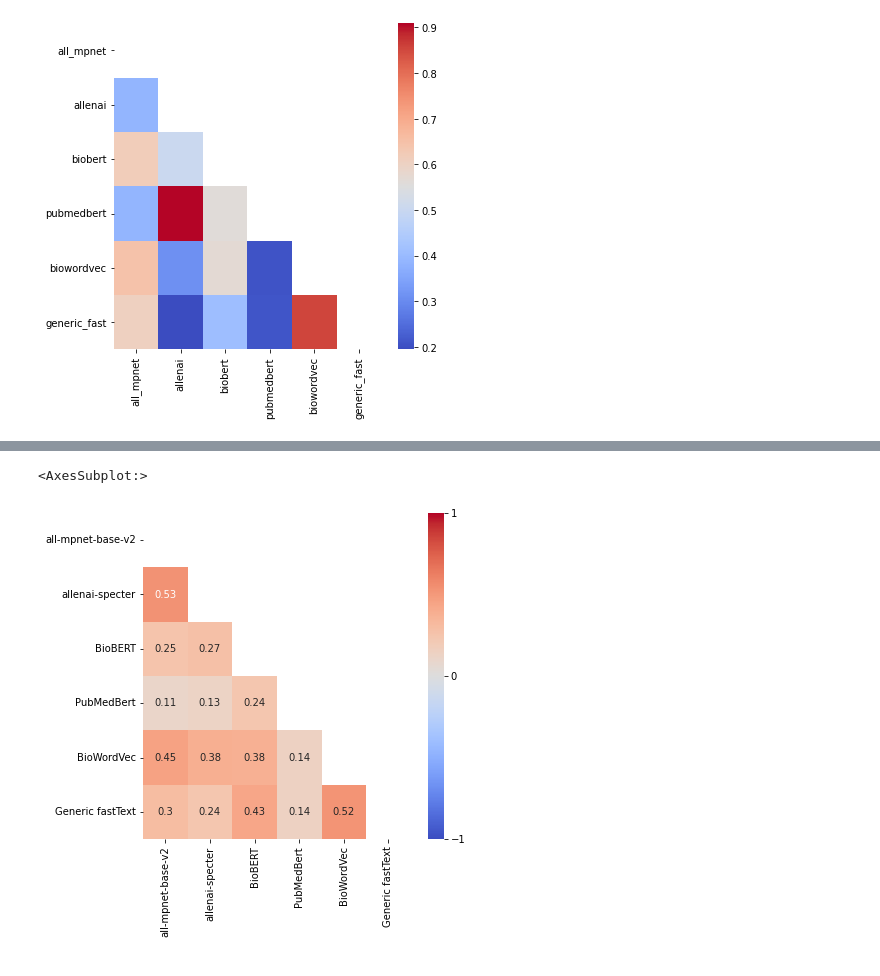
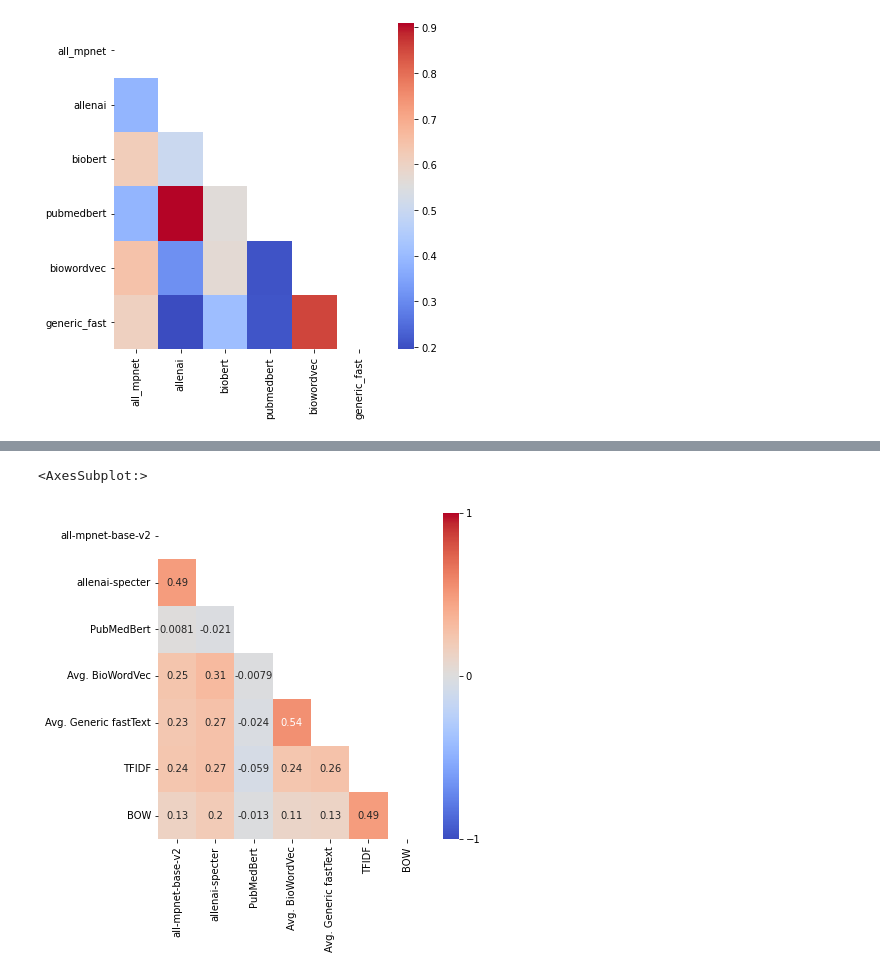
Before and after one commit to pruthvi-hegde/biomedvis, a Jupyter notebook: notebooks/k_neighbours.ipynb, the cells around one changed output, grey strips where cells are left out. Saved outputs shown, nothing was run; the diff lists cells and outputs as text; code cells hidden in the pictures.

```diff
--- a/notebooks/k_neighbours.ipynb
+++ b/notebooks/k_neighbours.ipynb
@@ -54,7 +54,7 @@ def load_points(model, article, k):
     closest_points = kClosest(corpus_embedding, target, k)
     near_values = {}
     for k in closest_points.keys():
-        if(closest_points[k] != 0.0):
+        # if(closest_points[k] != 0.0):
             near_values[articles_title[k]] = closest_points[k]
     return near_values
 # %%
@@ -122,0 +116,5 @@ array([[  1,   1,   1,   1,   2],
+# %%
+target_title1 = "Learning Hand Anatomy with Sense of Embodiment"
+B = draw_plot(target_title1, 3)
+B = np.array(B)
+B
@@ -269,10 +275,10 @@ sns.heatmap(my_r, cmap="coolwarm", mask= np.triu(my_r))
 [figure]
 # %%
 def generate_rank_matrix(target_title, K, drawplot=False):
-    models = ['allenai_specter','all_mpnet_base_v2','biobert','pubmedbert','biowordvec',
-              'generic_fasttext']
-    model_names = ['allenai_specter','all_mpnet_base_v2','BioBERT', 'PubMedBERT','BioWordVec',
-              'Generic fastText']
+    models = ['allenai_specter','all_mpnet_base_v2','pubmedbert','biowordvec',
+              'generic_fasttext', 'tfidf', 'bow']
+    model_names = ['all-mpnet-base-v2', 'allenai-specter','PubMedBert', 'Avg. BioWordVec',
+              'Avg. Generic fastText','TFIDF','BOW']
     # models = ['biowordvec','generic_fasttext']
     # model_names = ['BioWordVec','Generic fastText']
     # models = ['allenai_specter','all_mpnet_base_v2']
@@ -330,8 +336,10 @@ import pandas as pd
 # A, B = draw_plot(article)
 
 # draw_plot(target_title2)
-models = ['all-mpnet-base-v2', 'allenai-specter', 'BioBERT','PubMedBert', 'BioWordVec',
-              'Generic fastText','TFIDF','BOW']
+models = ['all-mpnet-base-v2', 'allenai-specter','PubMedBert', 'Avg. BioWordVec',
+              'Avg. Generic fastText','TFIDF','BOW']
+model_names = ['all-mpnet-base-v2', 'allenai-specter','PubMedBert', 'Avg. BioWordVec',
+              'Avg. Generic fastText','TFIDF','BOW']
 rank_matrix = []
 dist_matrix = []
 count = 0
@@ -339,7 +347,7 @@ all_mat = []
 all_dist_mat = []
 # draw_plot(target_title3)
 for article in article_titles:
-    B = generate_rank_matrix(article, K=235, drawplot=False)
+    B = generate_rank_matrix(article, K=6, drawplot=False)
     df = pd.DataFrame(B)
     all_mat.append(df)
 # %%
@@ -364,10 +381,10 @@ print(pr)
 # %%
 import pandas as pd
-df = pd.DataFrame(R, columns=['all-mpnet-base-v2', 'allenai-specter', 'BioBERT','PubMedBert', 'BioWordVec',
-              'Generic fastText'])
+df = pd.DataFrame(R, columns=['all-mpnet-base-v2', 'allenai-specter','PubMedBert', 'Avg. BioWordVec',
+              'Avg. Generic fastText', 'TFIDF', 'BOW'])
 my_r = df.corr(method="spearman")
 fig, ax = plt.subplots(figsize=(6, 6))
 sns.heatmap(my_r, cmap="coolwarm", mask= np.triu(my_r), annot=my_r, cbar_kws={'ticks':[-1,0,1]}, cbar=True, vmin=-1, vmax=1)
 # %% [output]
 <AxesSubplot:>
-[figure, old version]
+[figure, new version]
```
Also changed, not shown: parts of 8 cells of this notebook, 9 other files.
